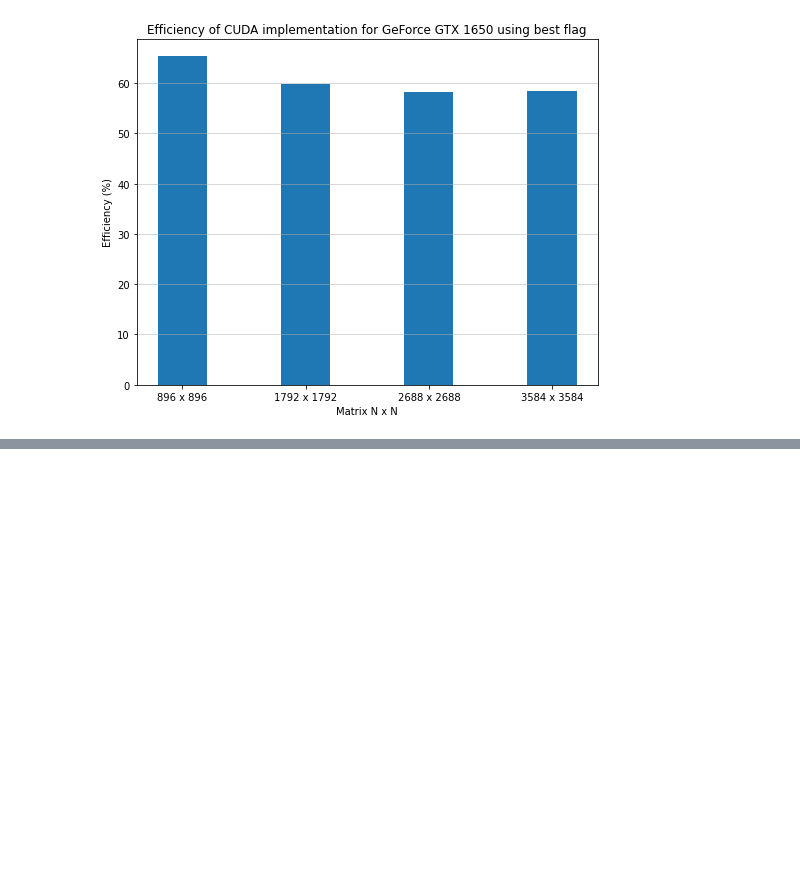
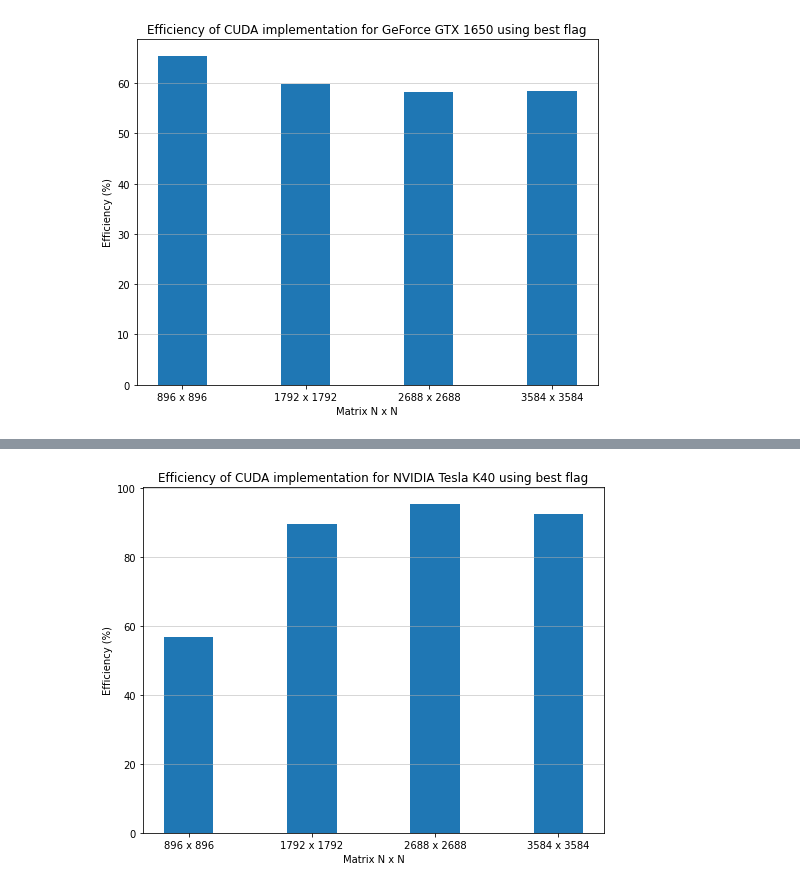
Before and after one commit to Shnrqpdr/Wave-Equation, a Jupyter notebook: wave-equation-cuda/src/benchmark/notebookBenchmark.ipynb, the cells around one changed output, grey strips where cells are left out. Cells and saved outputs as stored; diff of their text form; code cells hidden in the pictures; blank space fills up the shorter version.

```diff
--- a/wave-equation-cuda/src/benchmark/notebookBenchmark.ipynb
+++ b/wave-equation-cuda/src/benchmark/notebookBenchmark.ipynb
@@ -576,0 +639,30 @@ plt.savefig(f'plotEficienciasSERIALxCUDAopt.png', dpi=400)
+# %%
+import matplotlib.pyplot as plt
+
+malhasLabel = []
+
+for malha in malhas:
+    malhasLabel.append(f'{malha} x {malha}')
+
+barWidth = 0.40
+
+fig1 = plt.figure(figsize=(8,6))
+x=np.arange(0,50,2)
+axes = fig1.add_axes([0.1,0.1,0.8,0.8])
+
+r1 = np.arange(len(temposSerial))
+
+axes.bar(r1, eficienciask40, width=barWidth)
+
+axes.set_xlabel('Matrix N x N')
+plt.xticks([r + barWidth -0.4 for r in range(len(temposk40))], malhasLabel)
+axes.set_ylabel("Efficiency (%)")
+
+axes.set_title(f'Efficiency of CUDA implementation for NVIDIA Tesla K40 using best flag')
+
+plt.grid(axis='y', linestyle='-', linewidth=0.5)
+#axes.legend(loc='center right')
+
+plt.savefig(f'plotEficienciasSERIALxCUDAoptK40.png', dpi=400)
+# %% [output]
+[figure, added]
```
Also changed, not shown: parts of 2 cells of this notebook, 11 other files.
